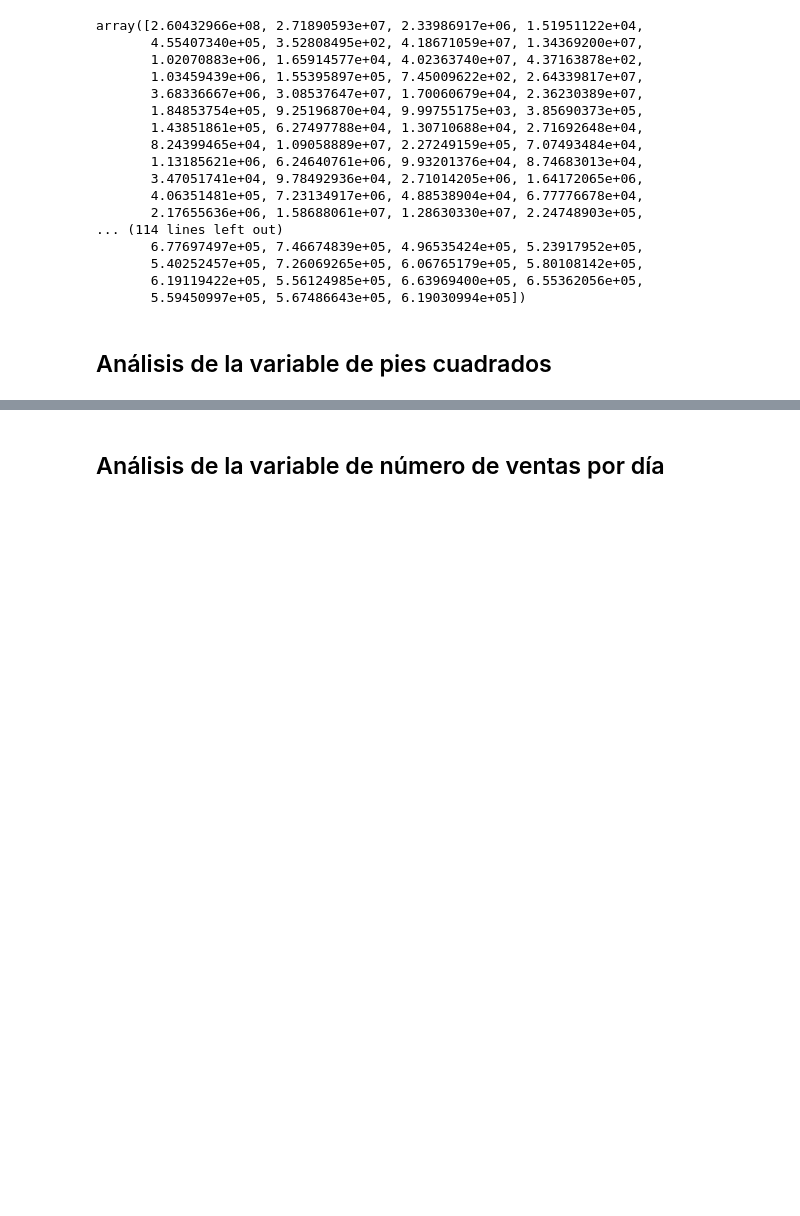
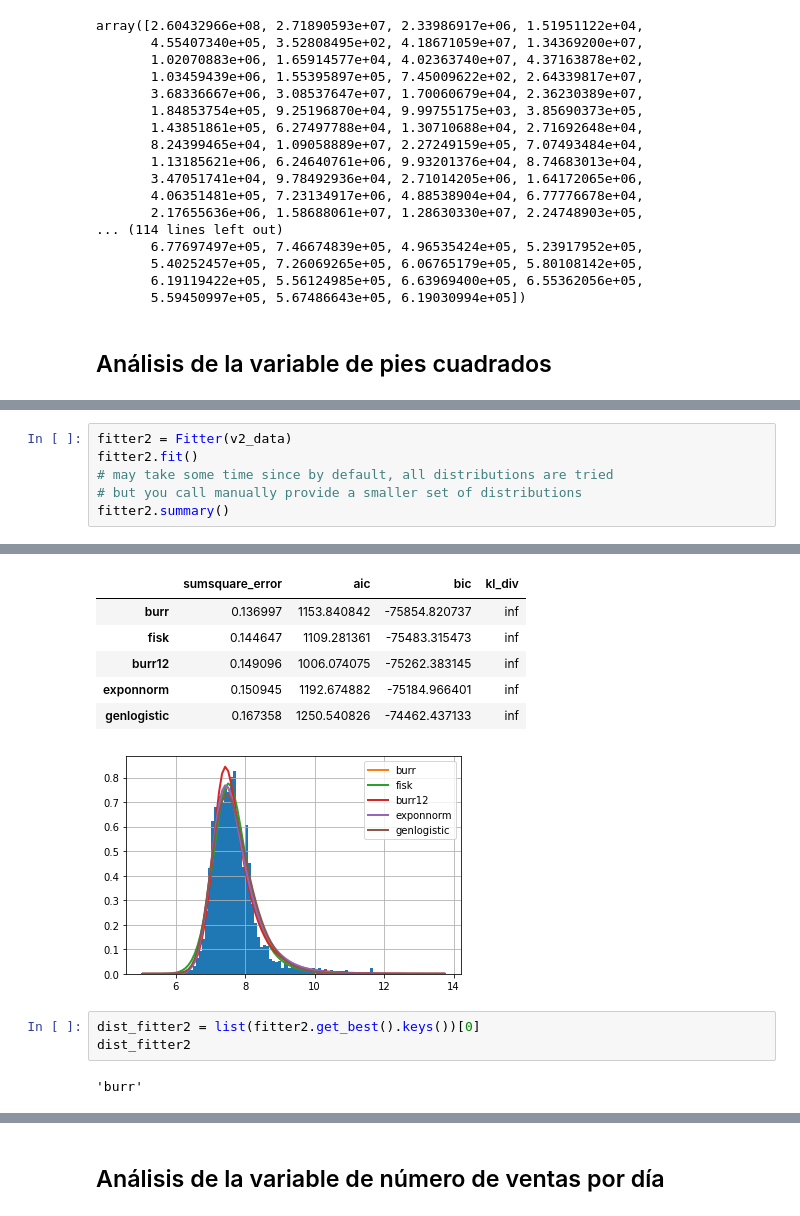
Before and after one commit to danielperhez/Proyecto_PRivera_CPerez, a Jupyter notebook: Proyecto_PRivera_CPerez.ipynb, the cells around one changed output, grey strips where cells are left out. Cells and saved outputs as stored; diff of their text form; blank space fills up the shorter version.

```diff
--- a/Proyecto_PRivera_CPerez.ipynb
+++ b/Proyecto_PRivera_CPerez.ipynb
@@ -724,0 +856,7 @@ plt.legend(loc = 'best')
+# %%
+fitter2 = Fitter(v2_data)
+fitter2.fit()
+# may take some time since by default, all distributions are tried
+# but you call manually provide a smaller set of distributions
+fitter2.summary()
+# %% [output]
@@ -724,0 +881,12 @@ plt.legend(loc = 'best')
+|  | sumsquare_error | aic | bic | kl_div |
+| burr | 0.136997 | 1153.840842 | -75854.820737 | inf |
+| fisk | 0.144647 | 1109.281361 | -75483.315473 | inf |
+| burr12 | 0.149096 | 1006.074075 | -75262.383145 | inf |
+| exponnorm | 0.150945 | 1192.674882 | -75184.966401 | inf |
+| genlogistic | 0.167358 | 1250.540826 | -74462.437133 | inf |
+[figure, added]
+# %%
+dist_fitter2 = list(fitter2.get_best().keys())[0]
+dist_fitter2
+# %% [output]
+'burr'
```
Also changed, not shown: parts of 48 cells of this notebook.
